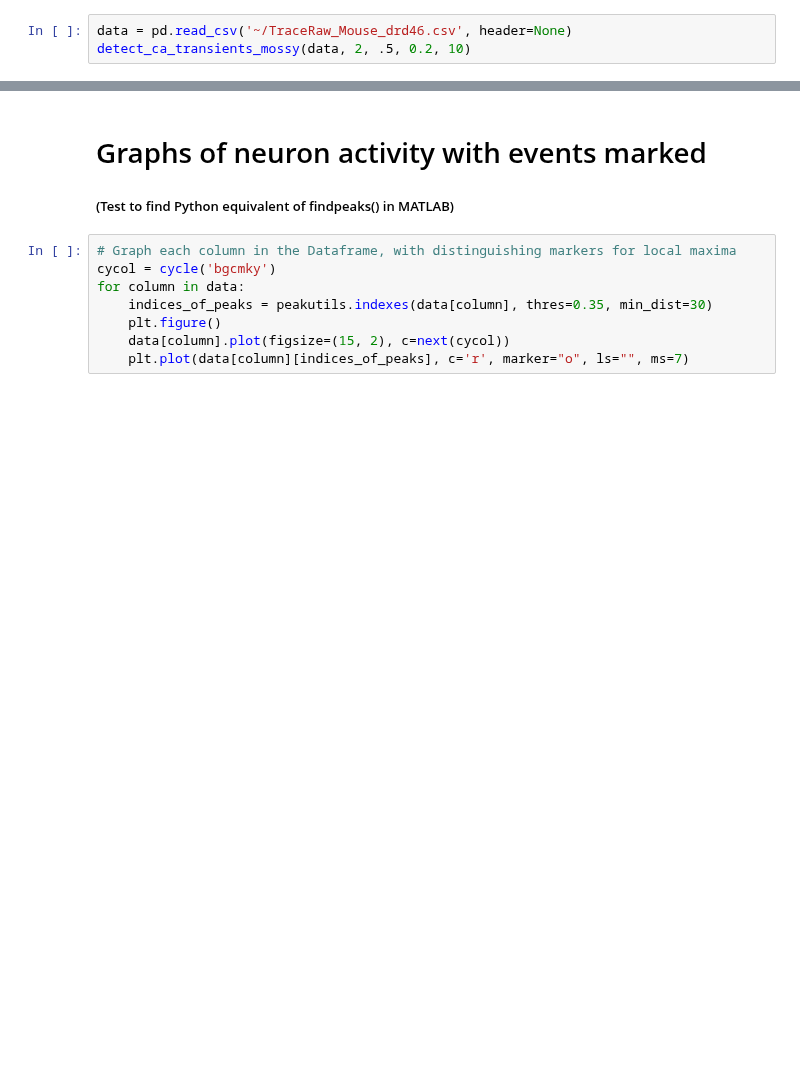
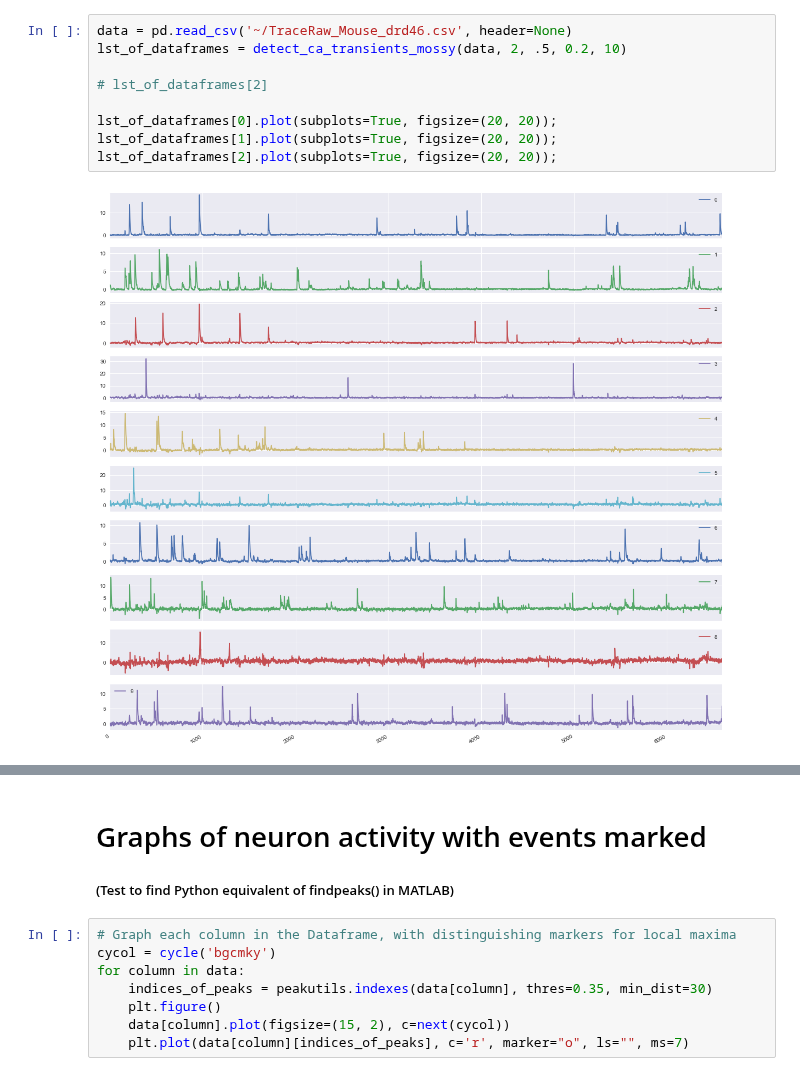
Before and after one commit to smu160/PvsNP, a Jupyter notebook: detect_ca_transients_mossy.ipynb, the cells around one changed output, grey strips where cells are left out. Drawn from its saved outputs; the diff is of its cells as text; blank space fills up the shorter version.

```diff
--- a/detect_ca_transients_mossy.ipynb
+++ b/detect_ca_transients_mossy.ipynb
@@ -200,3 +179,11 @@ for i = 1:size(cell_events, 2):
 # %%
 data = pd.read_csv('~/TraceRaw_Mouse_drd46.csv', header=None)
-detect_ca_transients_mossy(data, 2, .5, 0.2, 10)
+lst_of_dataframes = detect_ca_transients_mossy(data, 2, .5, 0.2, 10)
+
+# lst_of_dataframes[2]
+
+lst_of_dataframes[0].plot(subplots=True, figsize=(20, 20));
+lst_of_dataframes[1].plot(subplots=True, figsize=(20, 20));
+lst_of_dataframes[2].plot(subplots=True, figsize=(20, 20));
+# %% [output]
+[figure, added]
```
Also changed, not shown: parts of 3 cells of this notebook.
